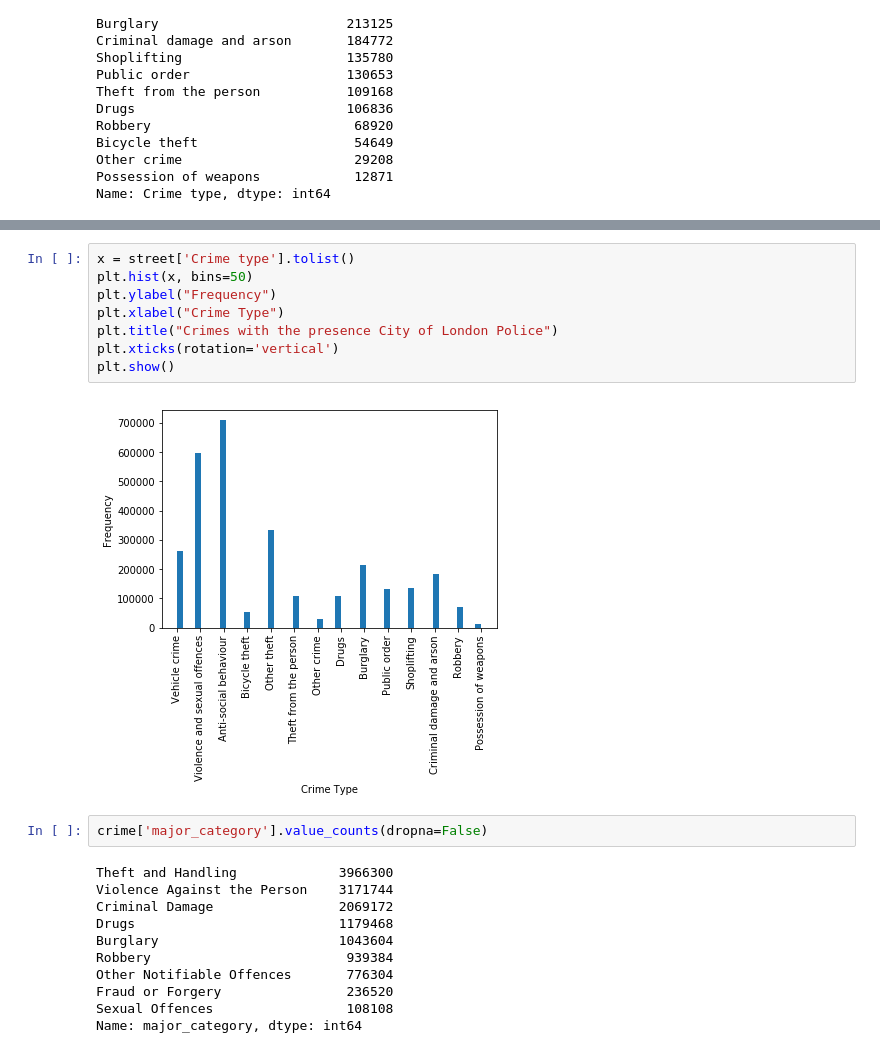
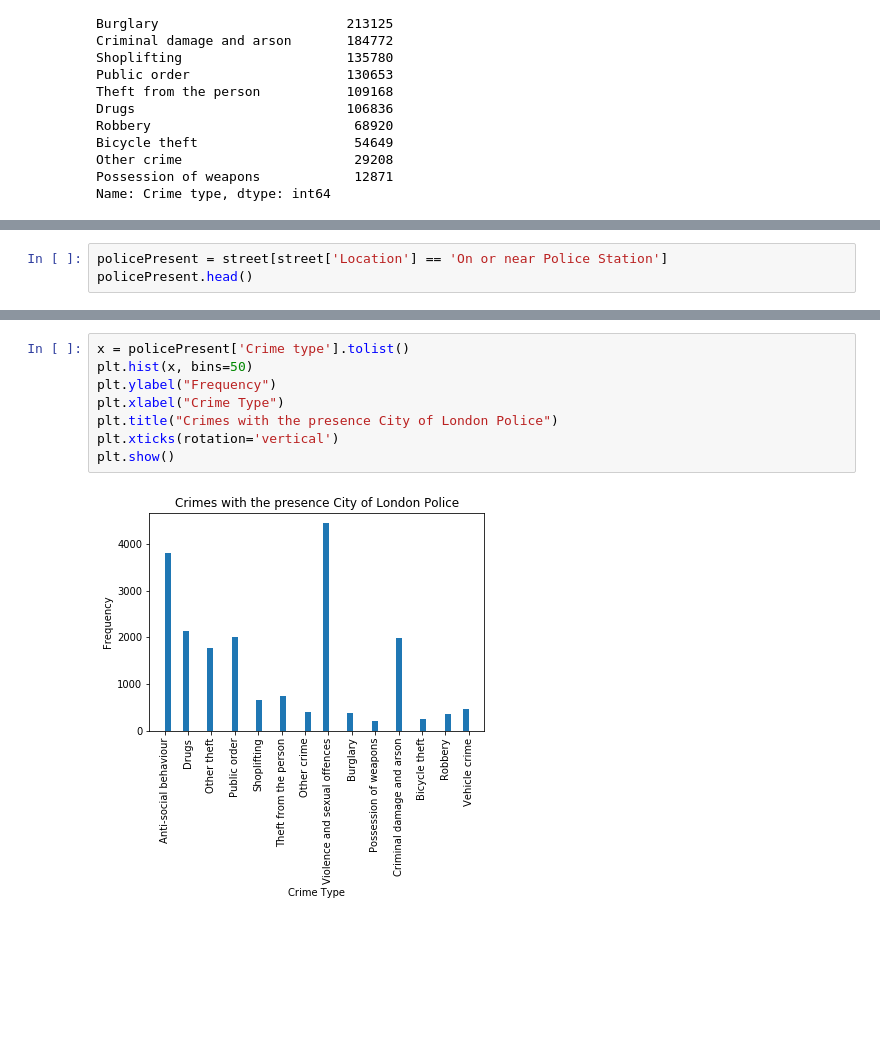
Before and after one commit to ToluAkin/improved-octo-dollop, a Jupyter notebook: capstone.ipynb, the cells around one changed output, grey strips where cells are left out. Cells and saved outputs as stored; diff of their text form; blank space fills up the shorter version.

Commit message:
crimes & police presensence answered

```diff
--- a/capstone.ipynb
+++ b/capstone.ipynb
@@ -313,0 +335,3 @@ Name: Crime type, dtype: int64
+# %%
+policePresent = street[street['Location'] == 'On or near Police Station']
+policePresent.head()
@@ -314,23 +345,10 @@ Name: Crime type, dtype: int64
 # %%
-x = street['Crime type'].tolist()
+x = policePresent['Crime type'].tolist()
 plt.hist(x, bins=50)
 plt.ylabel("Frequency")
 plt.xlabel("Crime Type")
 plt.title("Crimes with the presence City of London Police")
 plt.xticks(rotation='vertical')
 plt.show()
 # %% [output]
-[figure, old version]
+[figure, new version]
-# %%
-crime['major_category'].value_counts(dropna=False)
-# %% [output]
-Theft and Handling             3966300
-Violence Against the Person    3171744
-Criminal Damage                2069172
-Drugs                          1179468
-Burglary                       1043604
-Robbery                         939384
-Other Notifiable Offences       776304
-Fraud or Forgery                236520
-Sexual Offences                 108108
-Name: major_category, dtype: int64
```
Also changed, not shown: parts of 46 cells of this notebook.
